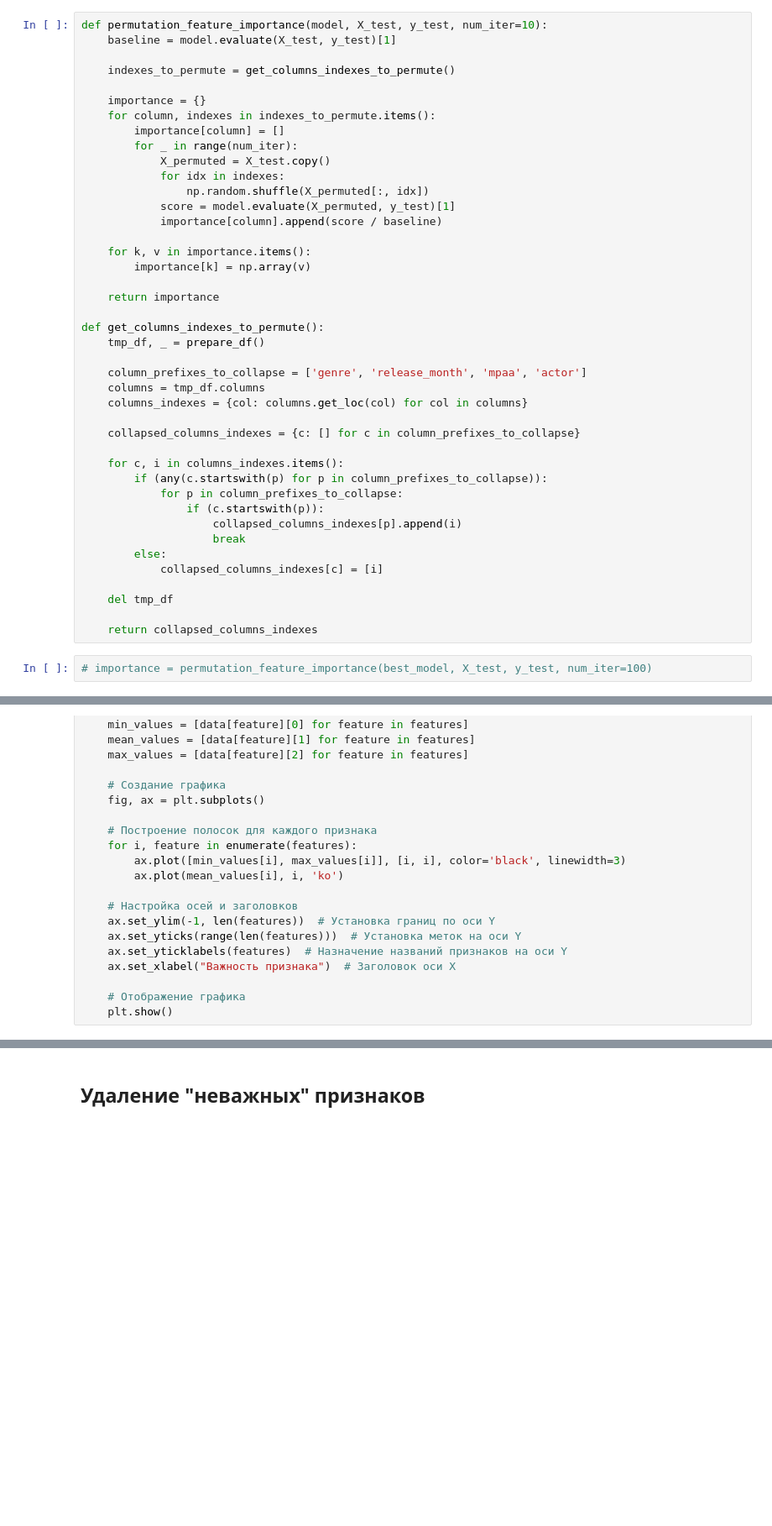
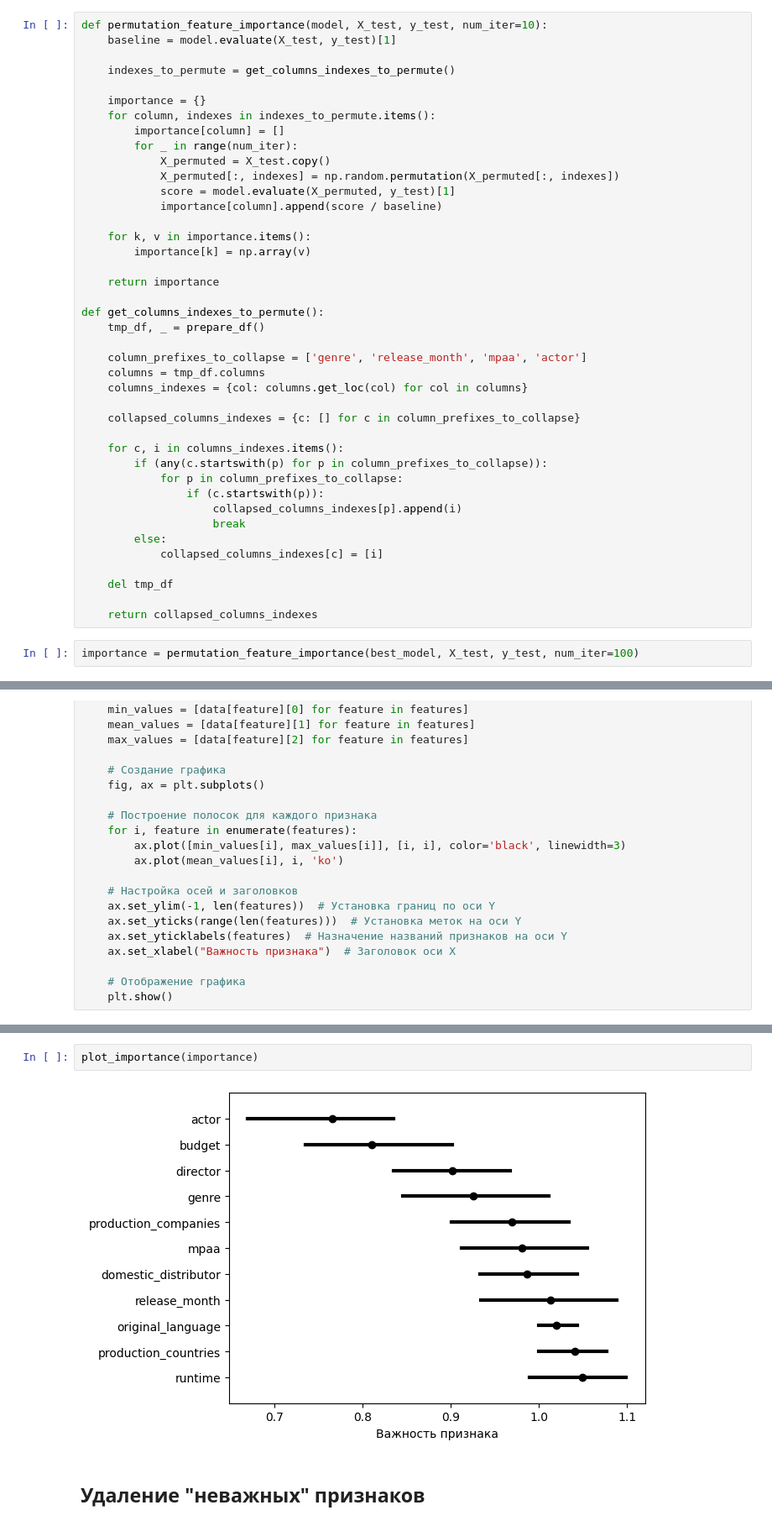
Before and after one commit to muratom/movie-box-office-prediction, a Jupyter notebook: 1_bor_tabular_prereleased.ipynb, the cells around one changed output, grey strips where cells are left out. Shown at 84% size. Drawn from its saved outputs; the diff is of its cells as text; blank space fills up the shorter version.

```diff
--- a/1_bor_tabular_prereleased.ipynb
+++ b/1_bor_tabular_prereleased.ipynb
@@ -905,8 +916,7 @@ def permutation_feature_importance(model, X_test, y_test, num_iter=10):
         importance[column] = []
         for _ in range(num_iter):
             X_permuted = X_test.copy()
-            for idx in indexes:
-                np.random.shuffle(X_permuted[:, idx])
+            X_permuted[:, indexes] = np.random.permutation(X_permuted[:, indexes])
             score = model.evaluate(X_permuted, y_test)[1]
             importance[column].append(score / baseline)
 
@@ -937,4 +947,4 @@ def get_columns_indexes_to_permute():
 
     return collapsed_columns_indexes
 # %%
-# importance = permutation_feature_importance(best_model, X_test, y_test, num_iter=100)
+importance = permutation_feature_importance(best_model, X_test, y_test, num_iter=100)
@@ -980,3 +1006,7 @@ def plot_importance(importance):
+# %%
+plot_importance(importance)
+# %% [output]
+[figure, added]
 # %% [markdown]
 ## Удаление "неважных" признаков
 # %%
```
Also changed, not shown: parts of 8 cells of this notebook, 3 other files.
